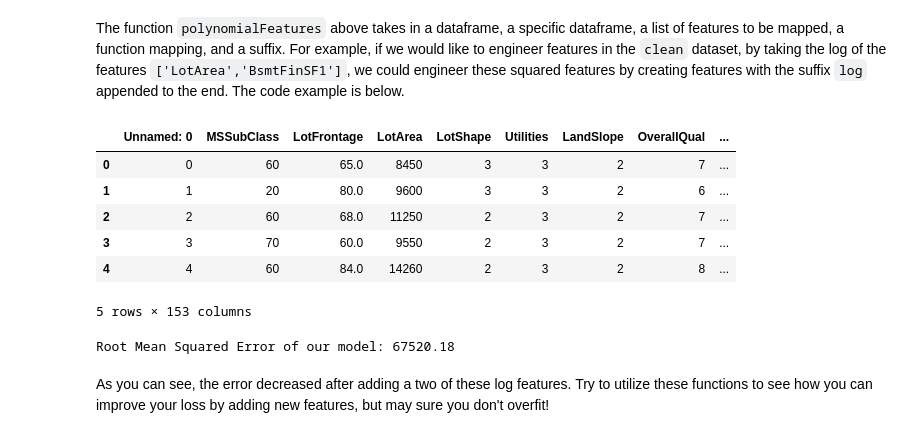
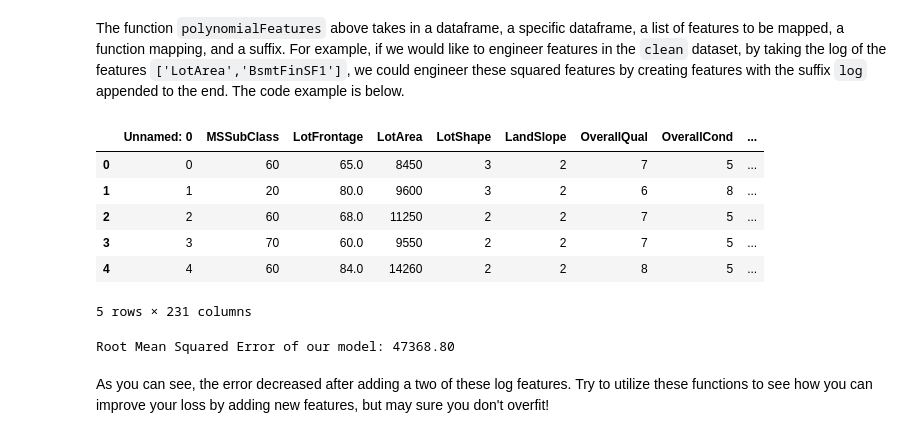
Before and after one commit to claalmve/crash-course, a Jupyter notebook: Kaggle/kaggle2.ipynb, the cells around one changed output. Drawn from its saved outputs; the diff is of its cells as text; code cells hidden in the pictures.

Commit message:
some polynomial regression

```diff
--- a/Kaggle/kaggle2.ipynb
+++ b/Kaggle/kaggle2.ipynb
@@ -202,0 +201,13 @@ clean = pd.read_csv('DATA/house-prices/train_cleaned.csv')
+# %%
+#cleaning again
+unclean = pd.read_csv('DATA/house-prices/train_cleaned.csv')
+Y = unclean['SalePrice']
+clean = unclean.drop(['Fence', 'GarageYrBlt'], axis=1)
+
+for i in range(len(clean['MasVnrArea'])):
+    if pd.isnull(clean['MasVnrArea'][i]):
+        clean['MasVnrArea'][i] = 0
+LotFrontAvg = np.mean(clean['LotFrontage'])
+for i in range(len(clean['LotFrontage'])):
+    if pd.isnull(clean['LotFrontage'][i]):
+        clean['LotFrontage'][i] = LotFrontAvg
@@ -203,11 +237,11 @@ clean = pd.read_csv('DATA/house-prices/train_cleaned.csv')
 # %% [markdown]
 Now, select the relevant features you would like to feed into the linear model.
 # %%
-# Select subset of features
 # Fill this in yourself!
-feature_cols = ['LotArea', 'Utilities', 'OverallCond', 'BsmtFinSF1', 'MasVnrArea']
-# Alternatively select all features
-#feature_cols = [x for x in clean.select_dtypes(include=[np.number]).columns.tolist() if not (x == "Id" or x == "SalePrice")]
+
+#feature_cols = ['LotArea','OverallCond', 'BsmtFinSF1', 'MasVnrArea']
+feature_cols = [x for x in clean.select_dtypes(include=[np.number]).columns.tolist() if not
+                (x == "Id" or x == "SalePrice")]
 # %%
 X, Y = get_features(clean, feature_cols, 'SalePrice')
 print(X.shape)
@@ -249,19 +284,28 @@ The function `polynomialFeatures` above takes in a dataframe, a specific datafra
 # %%
 # for polynomials, use two asterisks x**3
 # for log, use np.log
 # for square roots, use np.sqrt
 
-feature_cols = ['LotArea', 'Utilities', 'OverallCond', 'BsmtFinSF1', 'MasVnrArea']
+#feature_cols is still all of them
+
+
+#log
 cleanEngineered = polynomialFeatures(clean,['LotArea','BsmtFinSF1'],lambda x:np.log(x),"log",feature_cols)
+#quadratic
+cleanEngineered = polynomialFeatures(clean,['GrLivArea'], lambda x: np.sqrt(x), 'square_root', feature_cols)
+
+feature_cols = [x for x in clean.select_dtypes(include=[np.number]).columns.tolist() if not
+                (x == "Id" or x == "SalePrice")]
+
 cleanEngineered.head()
 # %% [output]
-|  | Unnamed: 0 | MSSubClass | LotFrontage | LotArea | LotShape | Utilities | LandSlope | OverallQual | ... |
-| 0 | 0 | 60 | 65.0 | 8450 | 3 | 3 | 2 | 7 | ... |
-| 1 | 1 | 20 | 80.0 | 9600 | 3 | 3 | 2 | 6 | ... |
-| 2 | 2 | 60 | 68.0 | 11250 | 2 | 3 | 2 | 7 | ... |
-| 3 | 3 | 70 | 60.0 | 9550 | 2 | 3 | 2 | 7 | ... |
-| 4 | 4 | 60 | 84.0 | 14260 | 2 | 3 | 2 | 8 | ... |
+|  | Unnamed: 0 | MSSubClass | LotFrontage | LotArea | LotShape | LandSlope | OverallQual | OverallCond | ... |
+| 0 | 0 | 60 | 65.0 | 8450 | 3 | 2 | 7 | 5 | ... |
+| 1 | 1 | 20 | 80.0 | 9600 | 3 | 2 | 6 | 8 | ... |
+| 2 | 2 | 60 | 68.0 | 11250 | 2 | 2 | 7 | 5 | ... |
+| 3 | 3 | 70 | 60.0 | 9550 | 2 | 2 | 7 | 5 | ... |
+| 4 | 4 | 60 | 84.0 | 14260 | 2 | 2 | 8 | 5 | ... |
-5 rows × 153 columns
+5 rows × 231 columns
 # %%
 X, Y = get_features(cleanEngineered, feature_cols, 'SalePrice')
 (x_train,y_train),(x_val,y_val) = getTrainAndVal(X,Y)
@@ -270,7 +314,7 @@ linear_model.fit(x_train, y_train)
 loss = get_loss(linear_model, x_val,y_val)
 print("Root Mean Squared Error of our model: {:.2f}".format(loss))
 # %% [output]
-Root Mean Squared Error of our model: 67520.18
+Root Mean Squared Error of our model: 47368.80
 # %% [markdown]
 As you can see, the error decreased after adding a two of these log features. Try to utilize these functions to see how you can improve your loss by adding new features, but may sure you don't overfit!
 # %% [markdown]
```
Also changed, not shown: parts of 17 cells of this notebook.
